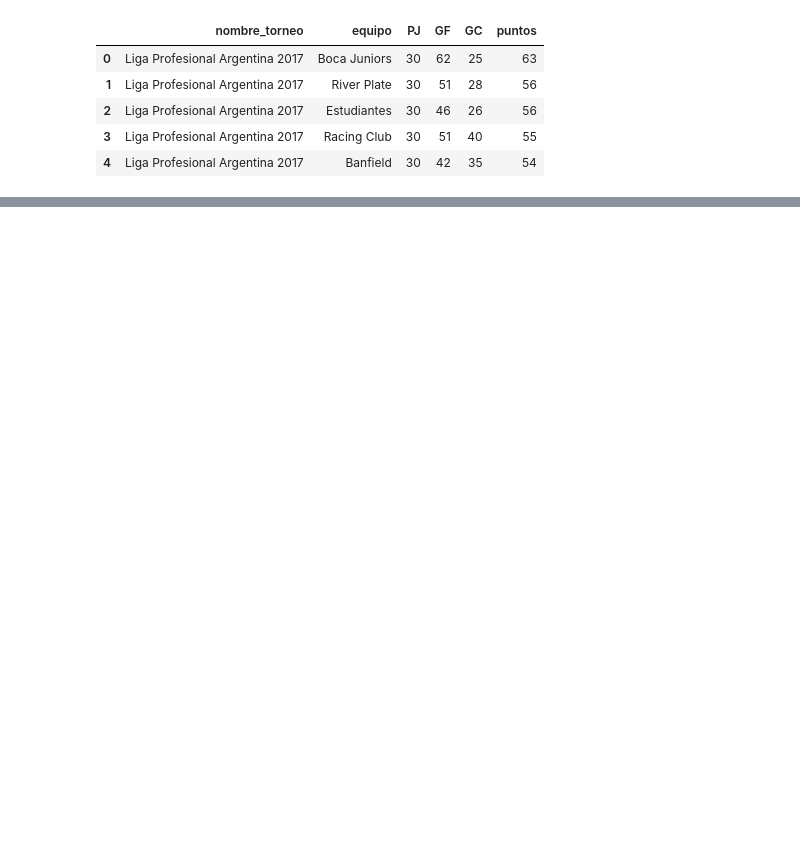
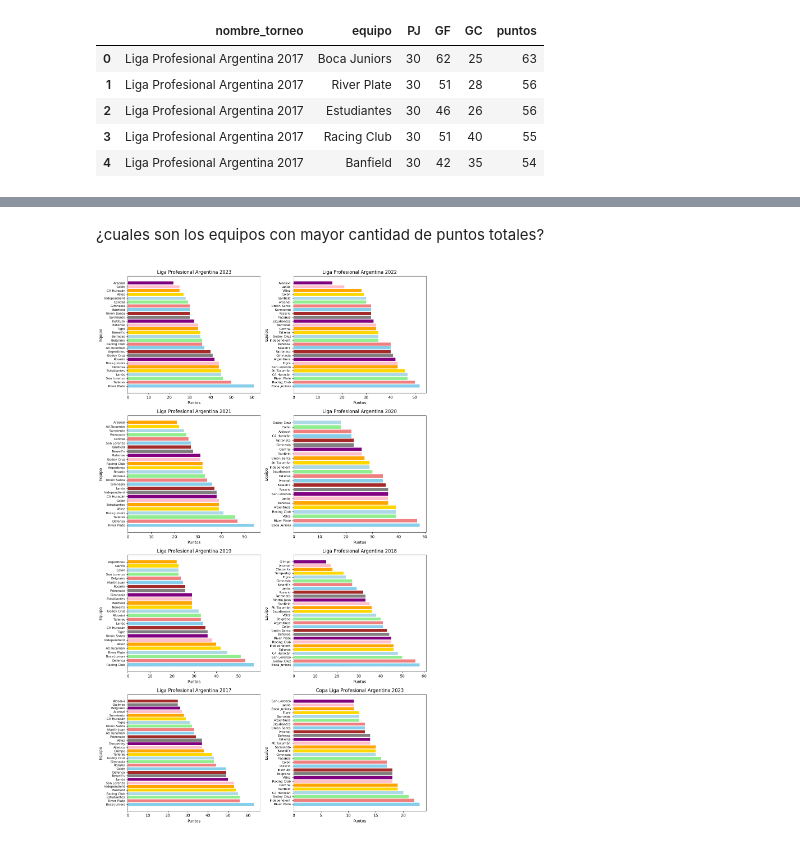
Before and after one commit to matiasfeliu92/torneos_primera_division_arg, a Jupyter notebook: Torneos_Primera_Division_analytics.ipynb, the cells around one changed output, grey strips where cells are left out. Cells and saved outputs as stored; diff of their text form; code cells hidden in the pictures; blank space fills up the shorter version.

Commit message:
update analytics in notebook with graphics

```diff
--- a/Torneos_Primera_Division_analytics.ipynb
+++ b/Torneos_Primera_Division_analytics.ipynb
@@ -76,0 +104,30 @@ drive.flush_and_unmount()
+# %% [markdown]
+¿cuales son los equipos con mayor cantidad de puntos totales?
+# %%
+torneos_unicos = df_table_positions['nombre_torneo'].unique()
+torneos_unicos = sorted(torneos_unicos, reverse=True)
+
+n_filas = len(torneos_unicos) // 2
+n_columnas = 2
+
+fig, axs = plt.subplots(n_filas, n_columnas, figsize=(12, 20))
+
+for i, torneo in enumerate(torneos_unicos):
+    row = i // n_columnas
+    col = i % n_columnas
+    data = df_table_positions[df_table_positions['nombre_torneo'] == torneo].sort_values('puntos', ascending=False)
+    equipos = data['equipo']
+    puntos = data['puntos']
+    colores = ['skyblue', 'lightcoral', 'lightgreen', 'lightblue', 'gold', 'orange', 'pink', 'purple', 'gray', 'brown']
+
+    axs[row, col].barh(equipos, puntos, color=colores)
+    axs[row, col].set_title(torneo)
+    axs[row, col].set_xlabel('Puntos')
+    axs[row, col].set_ylabel('Equipo')
+    axs[row, col].tick_params(axis='y', labelsize=8)
+
+plt.tight_layout()
+
+plt.show()
+# %% [output]
+[figure, added]
```
Also changed, not shown: parts of 10 cells of this notebook.
